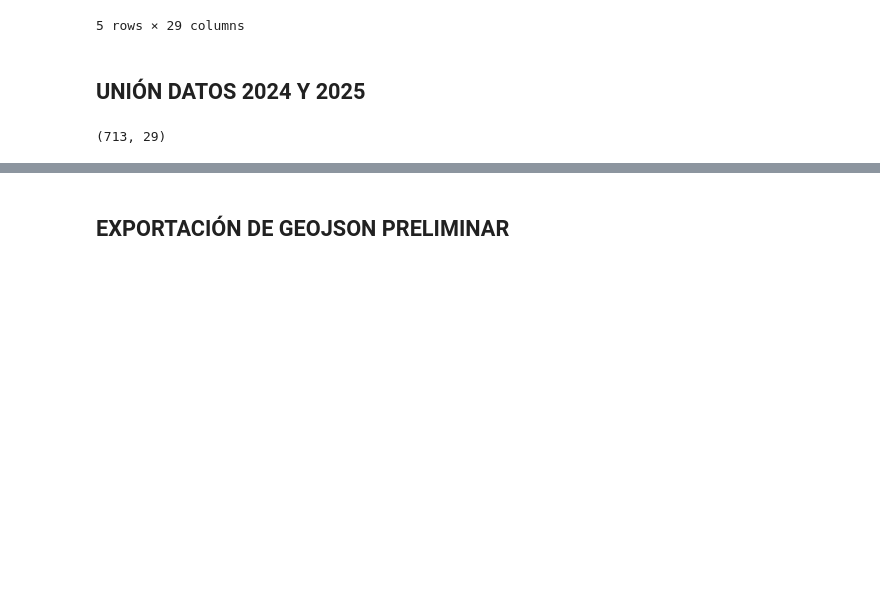
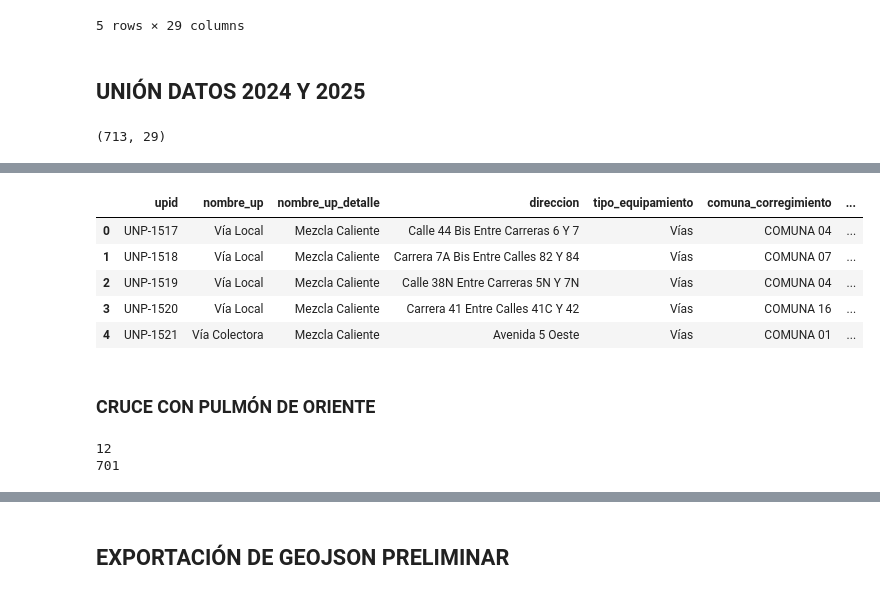
Before and after one commit to Juanpgm/proyectos_cali_alcaldia_etl, a Jupyter notebook: infraestructura_up_notebook_test.ipynb, the cells around one changed output, grey strips where cells are left out. Drawn from its saved outputs; the diff is of its cells as text; code cells hidden in the pictures; blank space fills up the shorter version.

Commit message:
Mejoras en carga de up con notebook

```diff
--- a/infraestructura_up_notebook_test.ipynb
+++ b/infraestructura_up_notebook_test.ipynb
@@ -349,0 +603,55 @@ gdf_combined.shape
+# %%
+# Tomar la geometría original (líneas) desde gdf_combined usando UPID
+geom_linea_por_upid = gdf_combined.set_index("upid")["geometry"]
+
+# Asignar geometría de línea a gdf_up y convertir a estructura RFC 7946 (GeoJSON)
+gdf_up["geometry"] = gdf_up["upid"].map(geom_linea_por_upid).apply(
+    lambda geom: geom.__geo_interface__ if geom is not None and not geom.is_empty else None
+)
+
+# Si aún existe la columna auxiliar coordinates, eliminarla para evitar ambigüedad
+if "coordinates" in gdf_up.columns:
+    gdf_up.drop(columns=["coordinates"], inplace=True)
+
+gdf_up.head()
+# %% [output]
+|  | upid | nombre_up | nombre_up_detalle | direccion | tipo_equipamiento | comuna_corregimiento | ... |
+| 0 | UNP-1517 | Vía Local | Mezcla Caliente | Calle 44 Bis Entre Carreras 6 Y 7 | Vías | COMUNA 04 | ... |
+| 1 | UNP-1518 | Vía Local | Mezcla Caliente | Carrera 7A Bis Entre Calles 82 Y 84 | Vías | COMUNA 07 | ... |
+| 2 | UNP-1519 | Vía Local | Mezcla Caliente | Calle 38N Entre Carreras 5N Y 7N | Vías | COMUNA 04 | ... |
+| 3 | UNP-1520 | Vía Local | Mezcla Caliente | Carrera 41 Entre Calles 41C Y 42 | Vías | COMUNA 16 | ... |
+| 4 | UNP-1521 | Vía Colectora | Mezcla Caliente | Avenida 5 Oeste | Vías | COMUNA 01 | ... |
+# %% [markdown]
+### CRUCE CON PULMÓN DE ORIENTE
+# %%
+# Cargar polígono de Pulmón de Oriente
+pulmon_oriente_gdf = gpd.read_file(
+    project_root / "basemaps" / "pulmon_oriente" / "PoligonoPropuestoPulmonDeOriente.geojson"
+)
+
+# Usar el GeoDataFrame temporal de UP
+df_up_tmp = gdf_up_geo.copy()
+
+# Asegurar mismo CRS
+if pulmon_oriente_gdf.crs != df_up_tmp.crs:
+    pulmon_oriente_gdf = pulmon_oriente_gdf.to_crs(df_up_tmp.crs)
+
+# Intersección espacial (puntos dentro del polígono)
+interseccion_pulmon = gpd.sjoin(
+    df_up_tmp[["geometry"]],
+    pulmon_oriente_gdf[["geometry"]],
+    how="left",
+    predicate="within"
+)
+
+# Crear columna solicitada y asignar valores
+gdf_up["proyectos_estrategicos"] = ""
+idx_dentro = interseccion_pulmon[interseccion_pulmon["index_right"].notna()].index.unique()
+gdf_up.loc[idx_dentro, "proyectos_estrategicos"] = "Pulmón de Oriente"
+
+# Validación rápida
+print((gdf_up["proyectos_estrategicos"] == "Pulmón de Oriente").sum())
+print((gdf_up["proyectos_estrategicos"] == "").sum())
+# %% [output]
+12
+701
```
Also changed, not shown: parts of 22 cells of this notebook, 2 other files.
